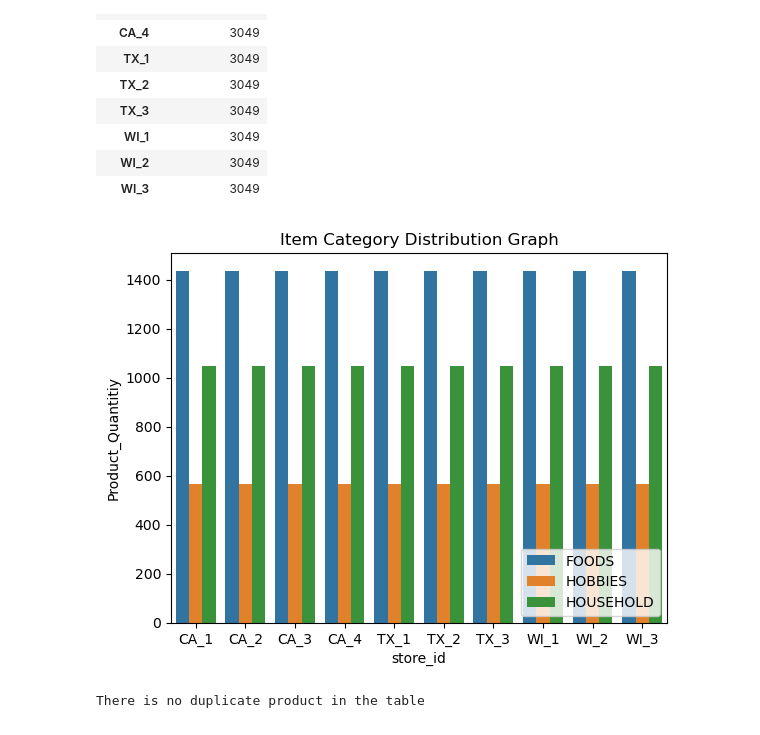
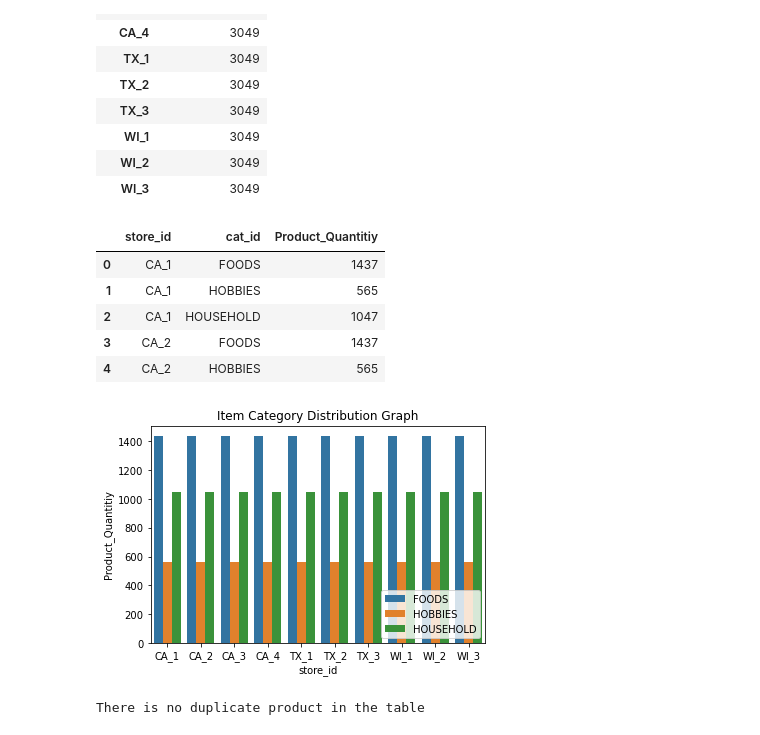
Before and after one commit to yoheita/Springboard, a Jupyter notebook: Capstone Project 2/Draft/Capstone_Project_Data_Wrangle_final.ipynb, the cells around one changed output. Saved outputs shown, nothing was run; the diff lists cells and outputs as text; code cells hidden in the pictures.

```diff
--- a/Capstone Project 2/Draft/Capstone_Project_Data_Wrangle_final.ipynb
+++ b/Capstone Project 2/Draft/Capstone_Project_Data_Wrangle_final.ipynb
@@ -73,14 +73,23 @@ table_prod_eva
 df_eva_product = df_evaluation.drop_duplicates(['store_id','item_id'])
 table_prod_cat_eva = df_evaluation.groupby(['store_id','cat_id'])['item_id'].count().to_frame('Product_Quantitiy')
 table_prod_cat_eva_reset_index = table_prod_cat_eva.reset_index()
+# %%
+table_prod_cat_eva_reset_index.head()
+# %% [output]
+|  | store_id | cat_id | Product_Quantitiy |
+| 0 | CA_1 | FOODS | 1437 |
+| 1 | CA_1 | HOBBIES | 565 |
+| 2 | CA_1 | HOUSEHOLD | 1047 |
+| 3 | CA_2 | FOODS | 1437 |
+| 4 | CA_2 | HOBBIES | 565 |
 # %%
 import seaborn as sns
-sns.barplot(table_prod_cat_eva_reset_index, x = "store_id", y = 'Product_Quantitiy', hue = 'cat_id')
+sns.barplot(data = table_prod_cat_eva_reset_index, x = "store_id", y = 'Product_Quantitiy', hue = 'cat_id')
 plt.title("Item Category Distribution Graph")
 plt.legend(loc = 'lower right')
 plt.show()
 # %% [output]
-[figure, old version]
+[figure, new version]
 # %%
 if df_eva_product.shape == df_evaluation.shape:
     print("There is no duplicate product in the table")
```
Also changed, not shown: parts of 19 cells of this notebook.
